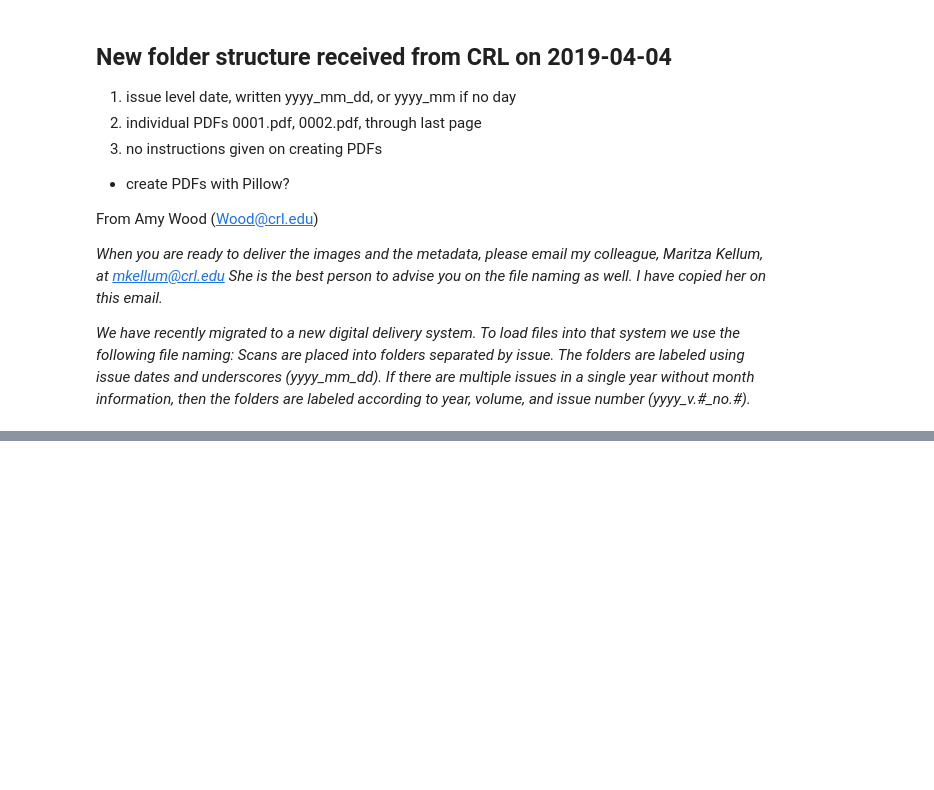
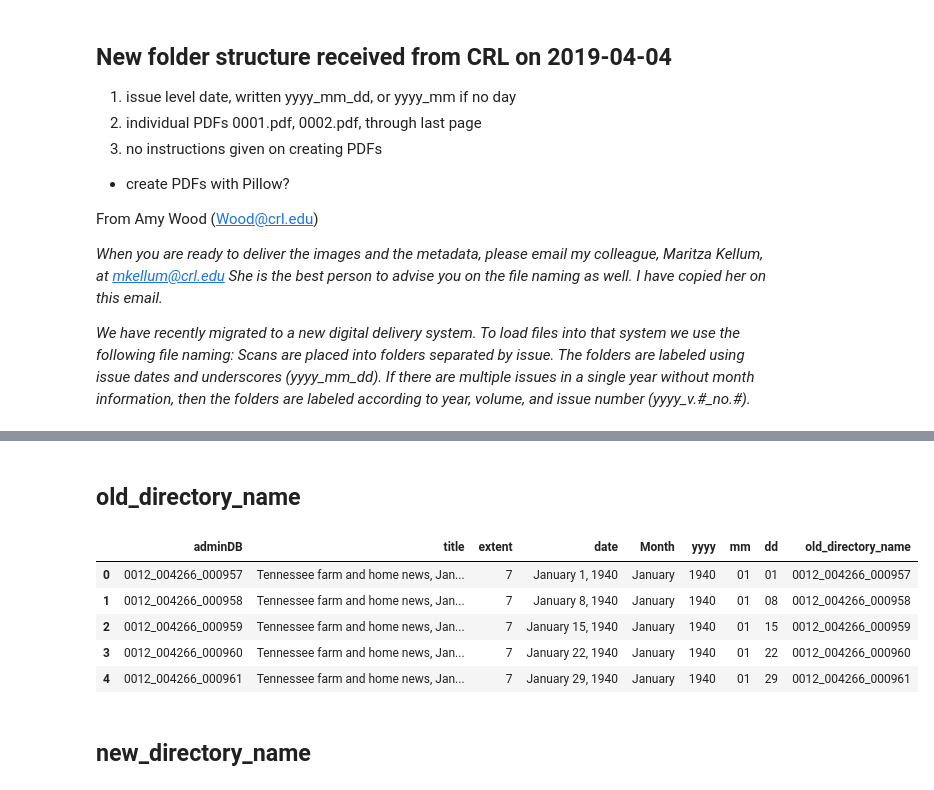
Before and after one commit to jeremydmoore/utk_ProjectCeres, a Jupyter notebook: Create folder structure for CRL PDF deliverables.ipynb, the cells around one changed output, grey strips where cells are left out. Saved outputs shown, nothing was run; the diff lists cells and outputs as text; code cells hidden in the pictures; blank space fills up the shorter version.

```diff
--- a/Create folder structure for CRL PDF deliverables.ipynb
+++ b/Create folder structure for CRL PDF deliverables.ipynb
@@ -276,0 +367,2 @@ df_tn_home_and_farm_science
+# %%
+df_tn_farm_and_home_news['yyyy'] = df_tn_farm_and_home_news['date'].str.split().str[-1]
@@ -276,0 +376,10 @@ df_tn_home_and_farm_science
+# %%
+# create list of mm
+mm_list = []
+for index, value in enumerate(df_tn_farm_and_home_news['Month'], start=1):
+    try:
+        mm = str(time.strptime(value, '%B').tm_mon).zfill(2)
+        mm_list.append(mm)
+    except ValueError:  # had errors in the metadata for the month, e.g. March11
+        print(index, value)
+mm_list[:6]
@@ -276,0 +433,14 @@ df_tn_home_and_farm_science
+# %% [markdown]
+## old_directory_name
+# %%
+df_tn_farm_and_home_news['old_directory_name'] = df_tn_farm_and_home_news['adminDB']
+df_tn_farm_and_home_news.head(5)
+# %% [output]
+|  | adminDB | title | extent | date | Month | yyyy | mm | dd | old_directory_name |
+| 0 | 0012_004266_000957 | Tennessee farm and home news, Jan... | 7 | January 1, 1940 | January | 1940 | 01 | 01 | 0012_004266_000957 |
+| 1 | 0012_004266_000958 | Tennessee farm and home news, Jan... | 7 | January 8, 1940 | January | 1940 | 01 | 08 | 0012_004266_000958 |
+| 2 | 0012_004266_000959 | Tennessee farm and home news, Jan... | 7 | January 15, 1940 | January | 1940 | 01 | 15 | 0012_004266_000959 |
+| 3 | 0012_004266_000960 | Tennessee farm and home news, Jan... | 7 | January 22, 1940 | January | 1940 | 01 | 22 | 0012_004266_000960 |
+| 4 | 0012_004266_000961 | Tennessee farm and home news, Jan... | 7 | January 29, 1940 | January | 1940 | 01 | 29 | 0012_004266_000961 |
+# %% [markdown]
+## new_directory_name
```
Also changed, not shown: parts of 82 cells of this notebook.
